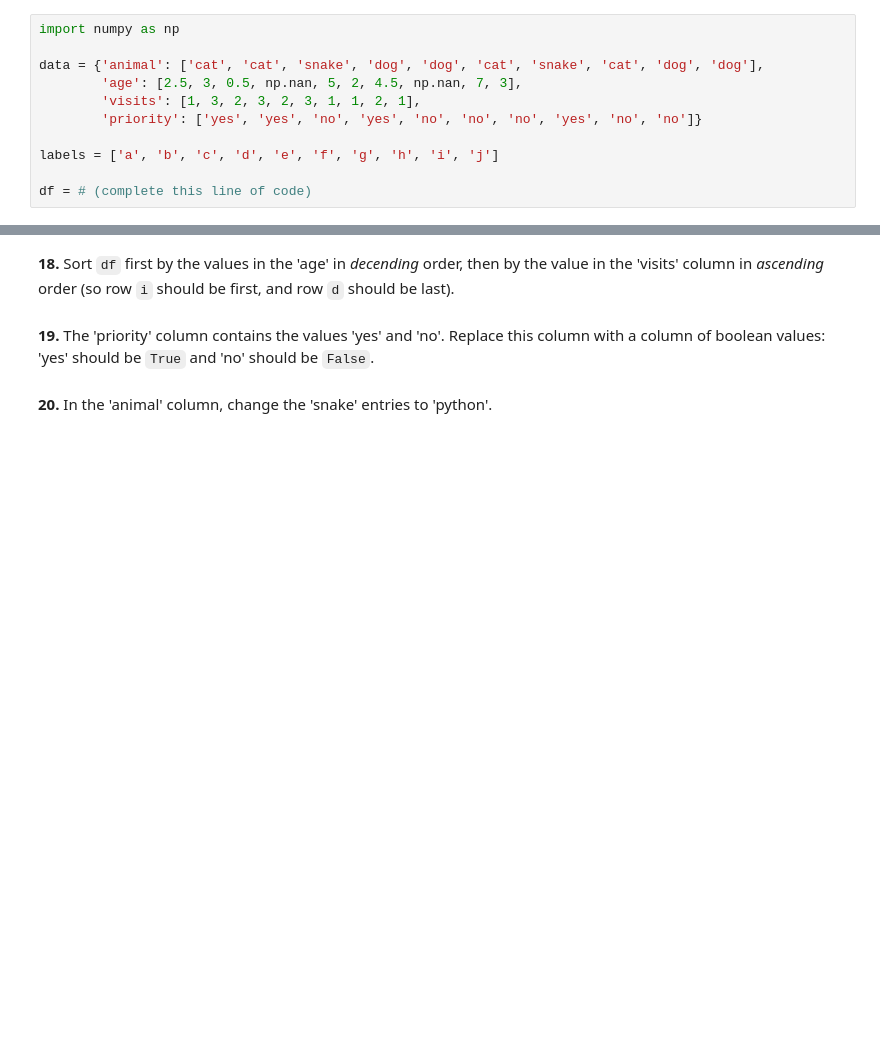
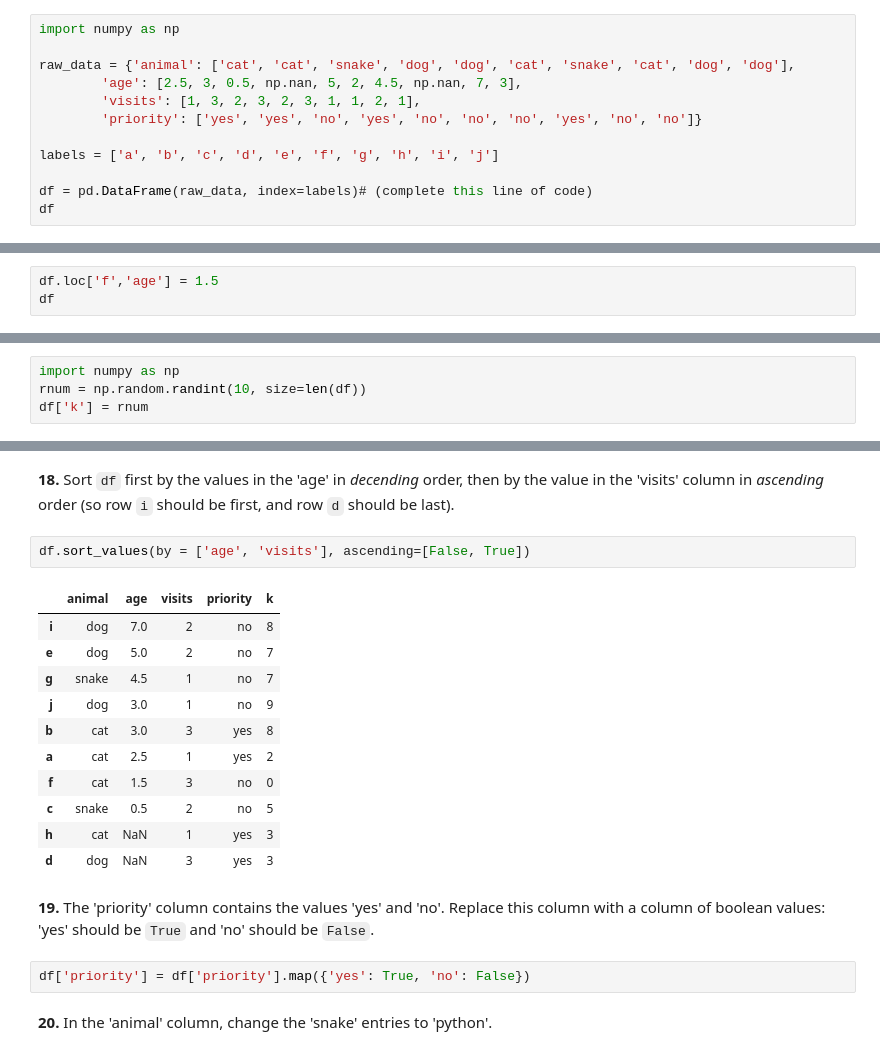
Before and after one commit to LouisNodskov/100-pandas-puzzles, a Jupyter notebook: 100-pandas-puzzles.ipynb, the cells around one changed output, grey strips where cells are left out. Cells and saved outputs as stored; diff of their text form; blank space fills up the shorter version.

```diff
--- a/100-pandas-puzzles.ipynb
+++ b/100-pandas-puzzles.ipynb
@@ -61,11 +85,12 @@ labels = ['a', 'b', 'c', 'd', 'e', 'f', 'g', 'h', 'i', 'j']
 # %%
 import numpy as np
 
-data = {'animal': ['cat', 'cat', 'snake', 'dog', 'dog', 'cat', 'snake', 'cat', 'dog', 'dog'],
+raw_data = {'animal': ['cat', 'cat', 'snake', 'dog', 'dog', 'cat', 'snake', 'cat', 'dog', 'dog'],
         'age': [2.5, 3, 0.5, np.nan, 5, 2, 4.5, np.nan, 7, 3],
         'visits': [1, 3, 2, 3, 2, 3, 1, 1, 2, 1],
         'priority': ['yes', 'yes', 'no', 'yes', 'no', 'no', 'no', 'yes', 'no', 'no']}
 
 labels = ['a', 'b', 'c', 'd', 'e', 'f', 'g', 'h', 'i', 'j']
 
-df = # (complete this line of code)
+df = pd.DataFrame(raw_data, index=labels)# (complete this line of code)
+df
@@ -88,2 +188,5 @@ df = # (complete this line of code)
 # %% [markdown]
 **13.** Change the age in row 'f' to 1.5.
+# %%
+df.loc['f','age'] = 1.5
+df
@@ -94,4 +221,8 @@ df = # (complete this line of code)
 # %% [markdown]
 **16.** Append a new row 'k' to `df` with your choice of values for each column. Then delete that row to return the original DataFrame.
+# %%
+import numpy as np
+rnum = np.random.randint(10, size=len(df))
+df['k'] = rnum
 # %% [markdown]
 **17.** Count the number of each type of animal in `df`.
@@ -98,6 +236,22 @@ df = # (complete this line of code)
 # %% [markdown]
 **18.** Sort `df` first by the values in the 'age' in *decending* order, then by the value in the 'visits' column in *ascending* order (so row `i` should be first, and row `d` should be last).
+# %%
+df.sort_values(by = ['age', 'visits'], ascending=[False, True])
+# %% [output]
+|  | animal | age | visits | priority | k |
+| i | dog | 7.0 | 2 | no | 8 |
+| e | dog | 5.0 | 2 | no | 7 |
+| g | snake | 4.5 | 1 | no | 7 |
+| j | dog | 3.0 | 1 | no | 9 |
+| b | cat | 3.0 | 3 | yes | 8 |
+| a | cat | 2.5 | 1 | yes | 2 |
+| f | cat | 1.5 | 3 | no | 0 |
+| c | snake | 0.5 | 2 | no | 5 |
+| h | cat | NaN | 1 | yes | 3 |
+| d | dog | NaN | 3 | yes | 3 |
 # %% [markdown]
 **19.** The 'priority' column contains the values 'yes' and 'no'. Replace this column with a column of boolean values: 'yes' should be `True` and 'no' should be `False`.
+# %%
+df['priority'] = df['priority'].map({'yes': True, 'no': False})
 # %% [markdown]
 **20.** In the 'animal' column, change the 'snake' entries to 'python'.
```
Also changed, not shown: parts of 18 cells of this notebook.
